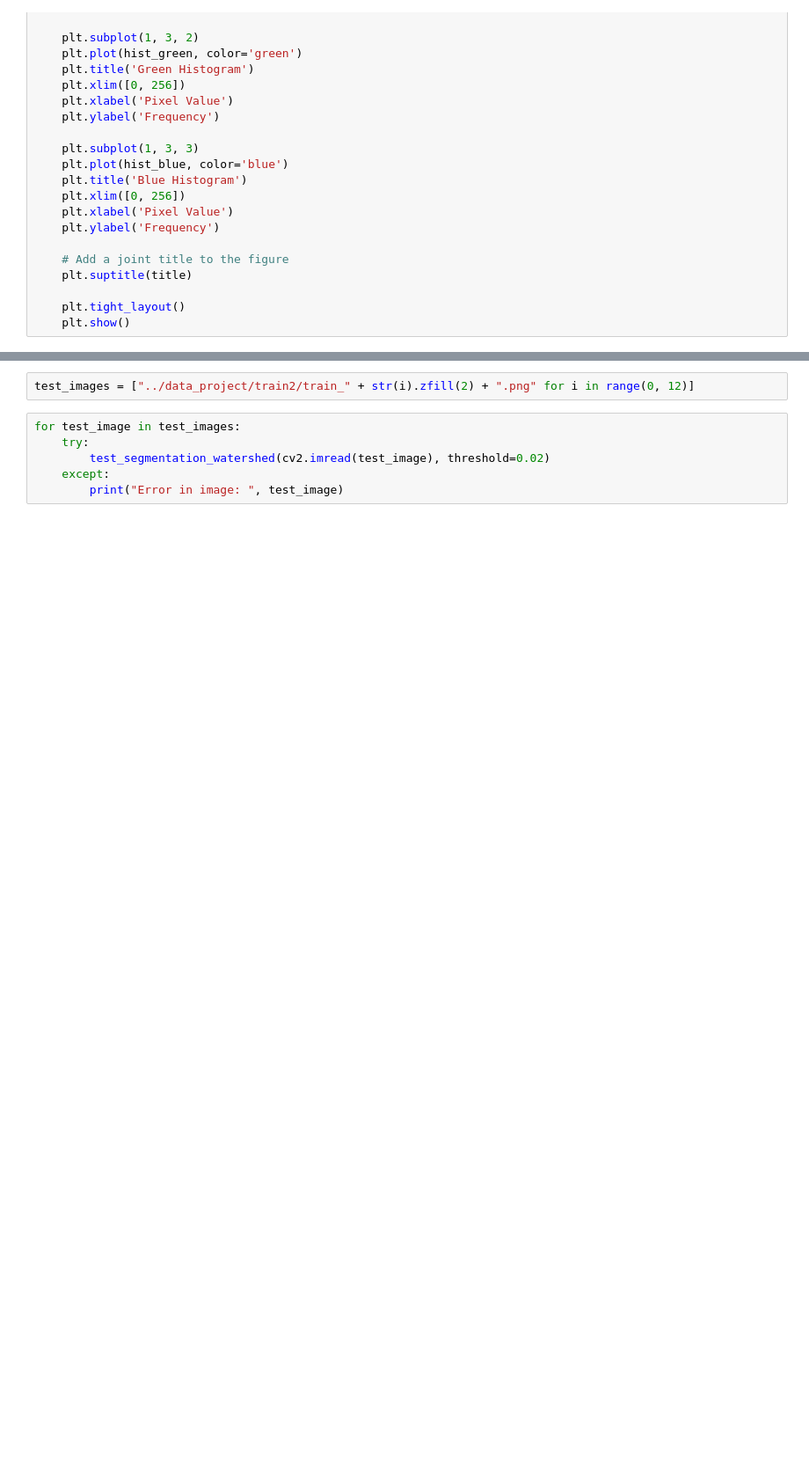
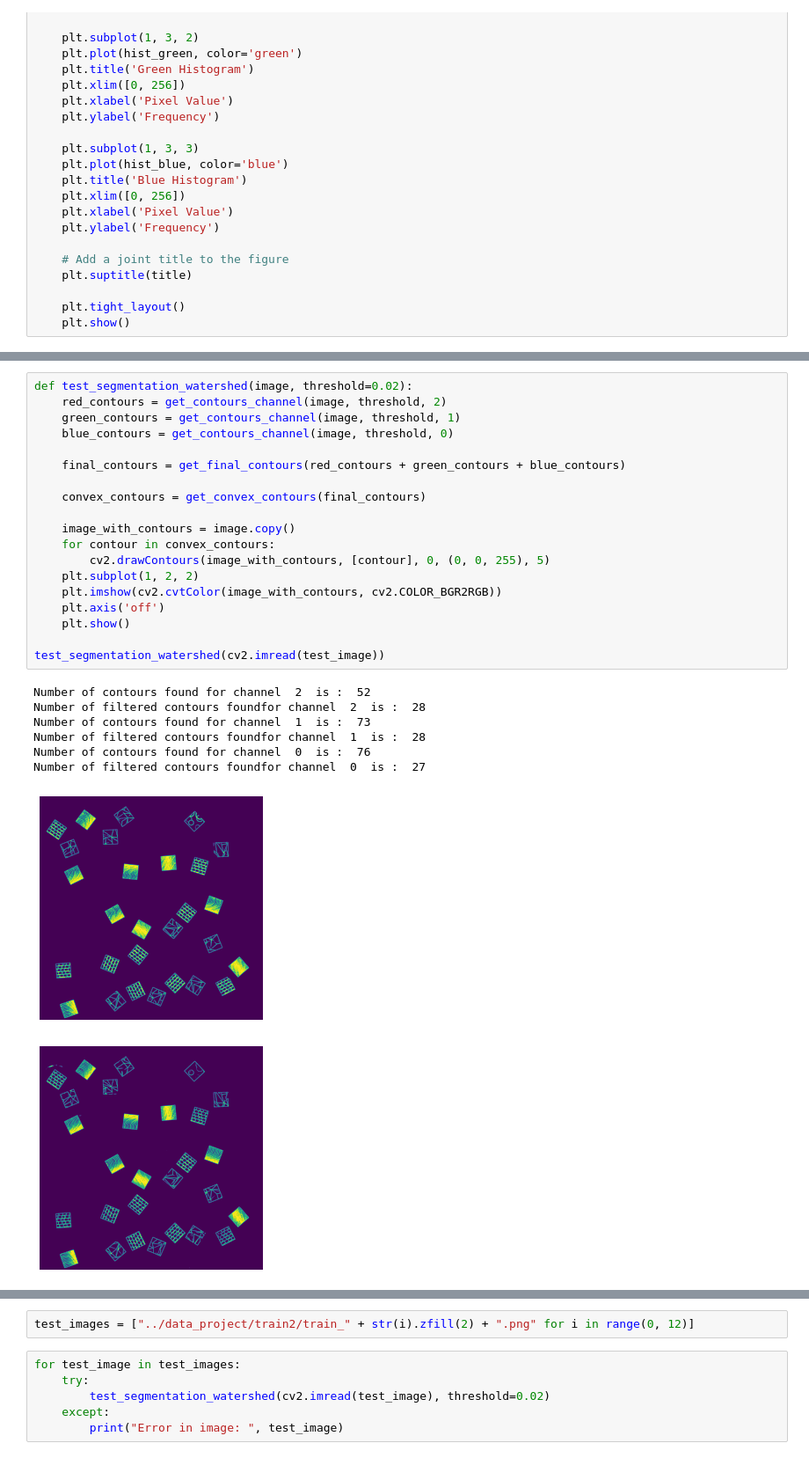
Before and after one commit to tobiasforest/iapr, a Jupyter notebook: project/project.ipynb, the cells around one changed output, grey strips where cells are left out. Shown at 88% size. Cells and saved outputs as stored; diff of their text form; blank space fills up the shorter version.

Commit message:
Update segmentation

```diff
--- a/project/project.ipynb
+++ b/project/project.ipynb
@@ -543,0 +408,28 @@ Number of filtered contours found:  19
+# %%
+def test_segmentation_watershed(image, threshold=0.02):
+    red_contours = get_contours_channel(image, threshold, 2)
+    green_contours = get_contours_channel(image, threshold, 1)
+    blue_contours = get_contours_channel(image, threshold, 0)
+
+    final_contours = get_final_contours(red_contours + green_contours + blue_contours)
+
+    convex_contours = get_convex_contours(final_contours)
+
+    image_with_contours = image.copy()
+    for contour in convex_contours:
+        cv2.drawContours(image_with_contours, [contour], 0, (0, 0, 255), 5)
+    plt.subplot(1, 2, 2)
+    plt.imshow(cv2.cvtColor(image_with_contours, cv2.COLOR_BGR2RGB))
+    plt.axis('off')
+    plt.show()
+
+test_segmentation_watershed(cv2.imread(test_image))
+# %% [output]
+Number of contours found for channel  2  is :  52
+Number of filtered contours foundfor channel  2  is :  28
+Number of contours found for channel  1  is :  73
+Number of filtered contours foundfor channel  1  is :  28
+Number of contours found for channel  0  is :  76
+Number of filtered contours foundfor channel  0  is :  27
+[figure, added]
+[figure, added]
```
Also changed, not shown: parts of 15 cells of this notebook.
